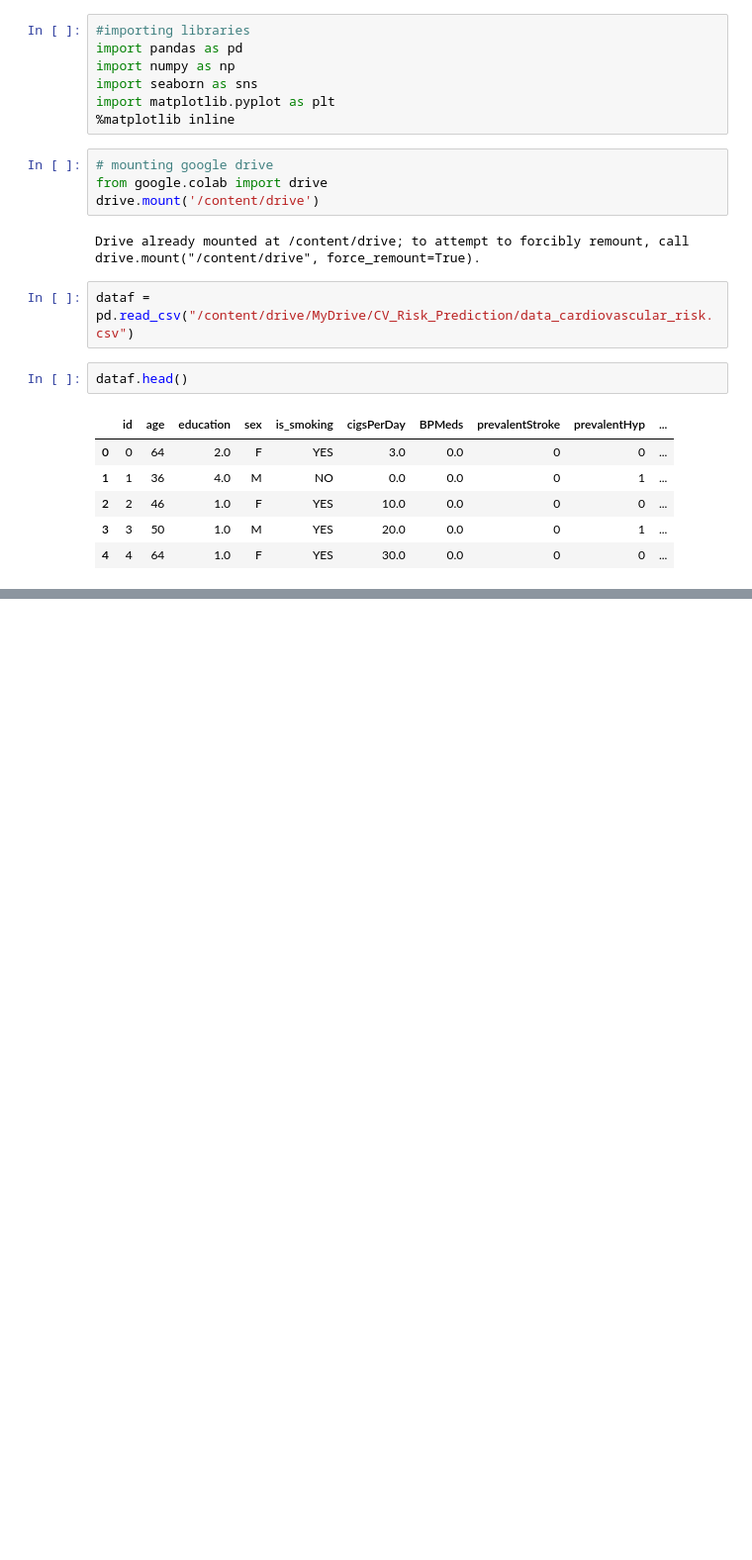
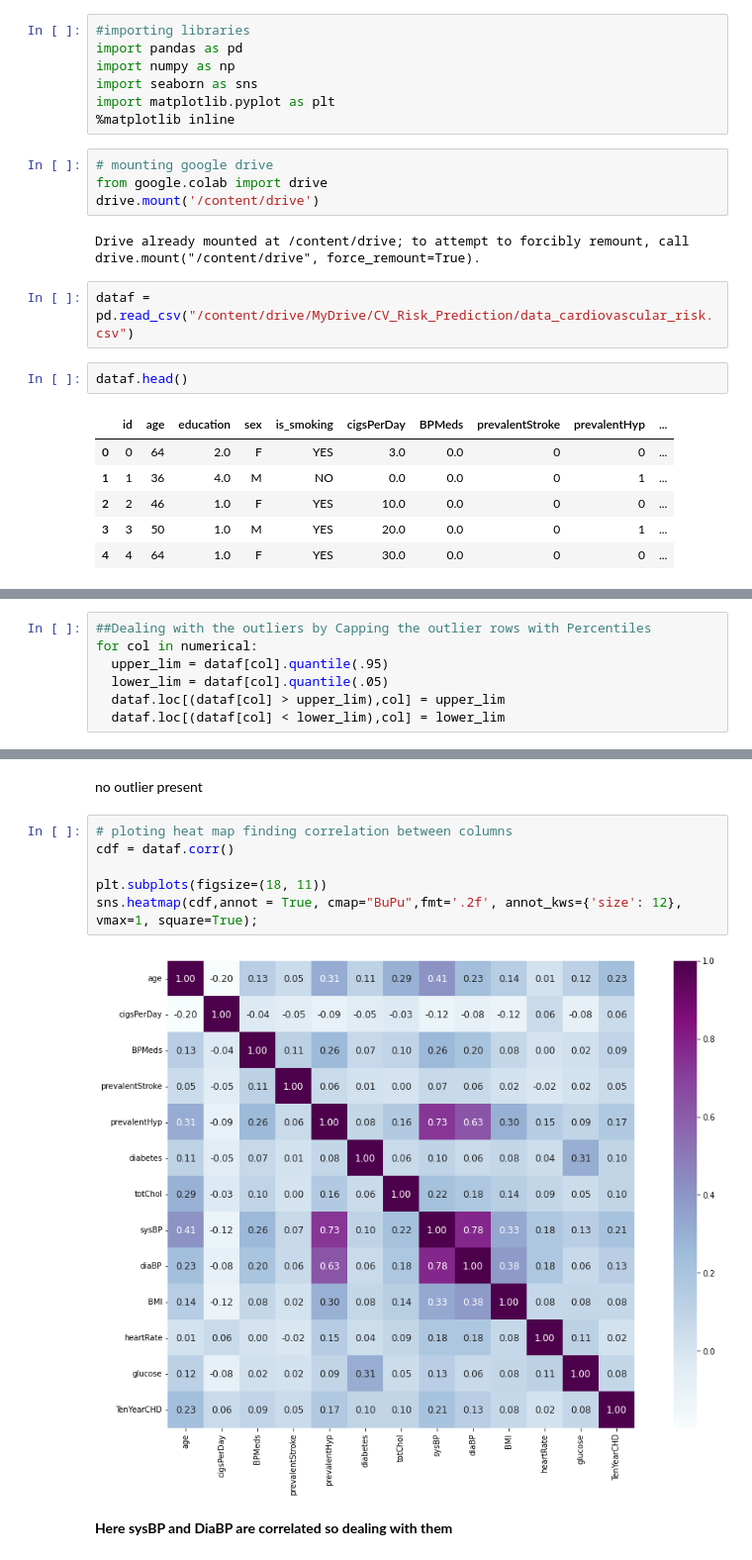
Before and after one commit to guptaprateek98/Capstone_CV_Risk_Prediction, a Jupyter notebook: Capstone_CV_Risk_Prediction.ipynb, the cells around one changed output, grey strips where cells are left out. Shown at 99% size. Saved outputs shown, nothing was run; the diff lists cells and outputs as text; blank space fills up the shorter version.

```diff
--- a/Capstone_CV_Risk_Prediction.ipynb
+++ b/Capstone_CV_Risk_Prediction.ipynb
@@ -89,0 +194,7 @@ dataf.describe()
+# %%
+##Dealing with the outliers by Capping the outlier rows with Percentiles
+for col in numerical:
+  upper_lim = dataf[col].quantile(.95)
+  lower_lim = dataf[col].quantile(.05)
+  dataf.loc[(dataf[col] > upper_lim),col] = upper_lim
+  dataf.loc[(dataf[col] < lower_lim),col] = lower_lim
@@ -89,0 +217,12 @@ dataf.describe()
+# %% [markdown]
+no outlier present
+# %%
+# ploting heat map finding correlation between columns
+cdf = dataf.corr()
+
+plt.subplots(figsize=(18, 11))
+sns.heatmap(cdf,annot = True, cmap="BuPu",fmt='.2f', annot_kws={'size': 12},  vmax=1, square=True);
+# %% [output]
+[figure, added]
+# %% [markdown]
+**Here sysBP and DiaBP are correlated so dealing with them**
```
Also changed, not shown: parts of 17 cells of this notebook.
